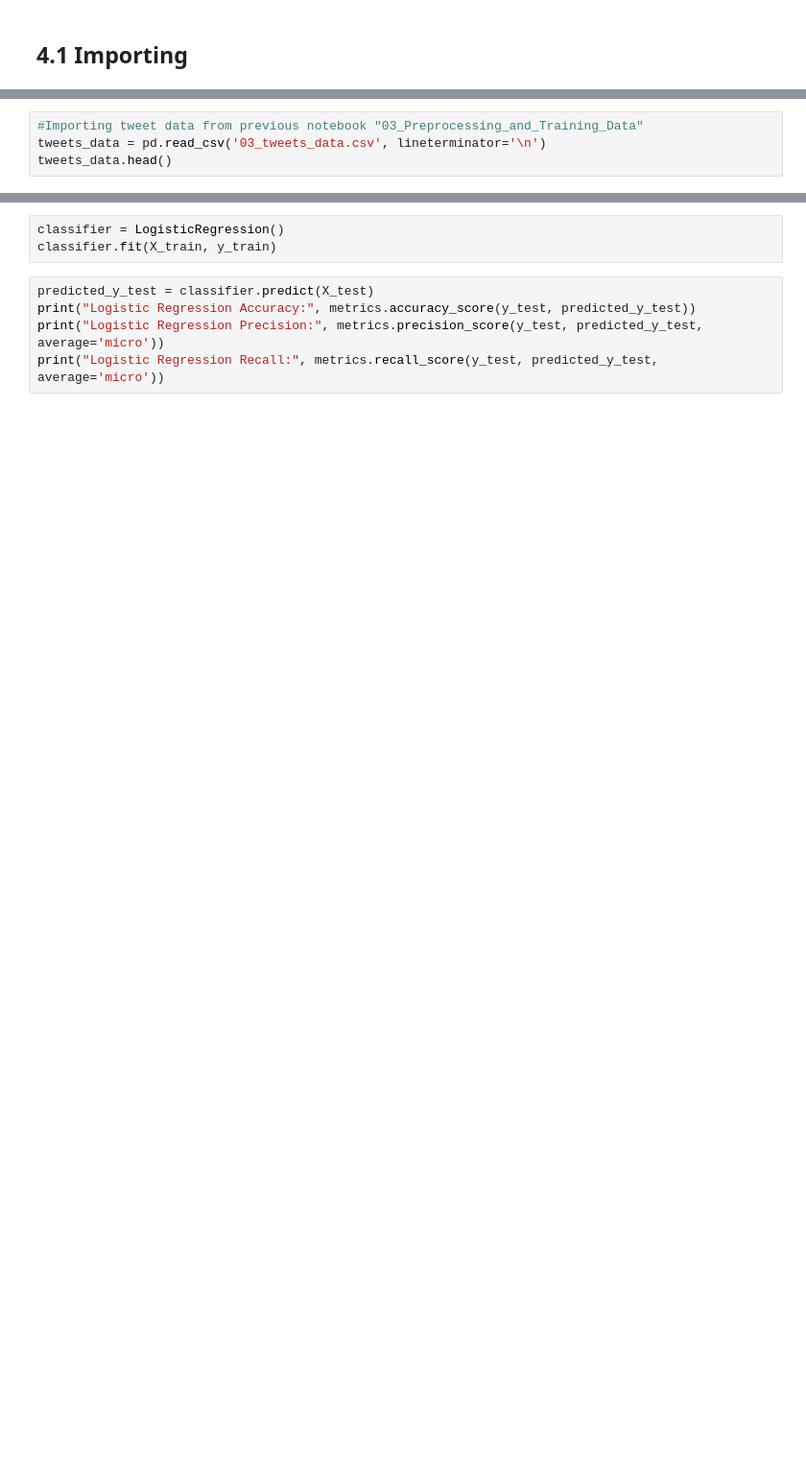
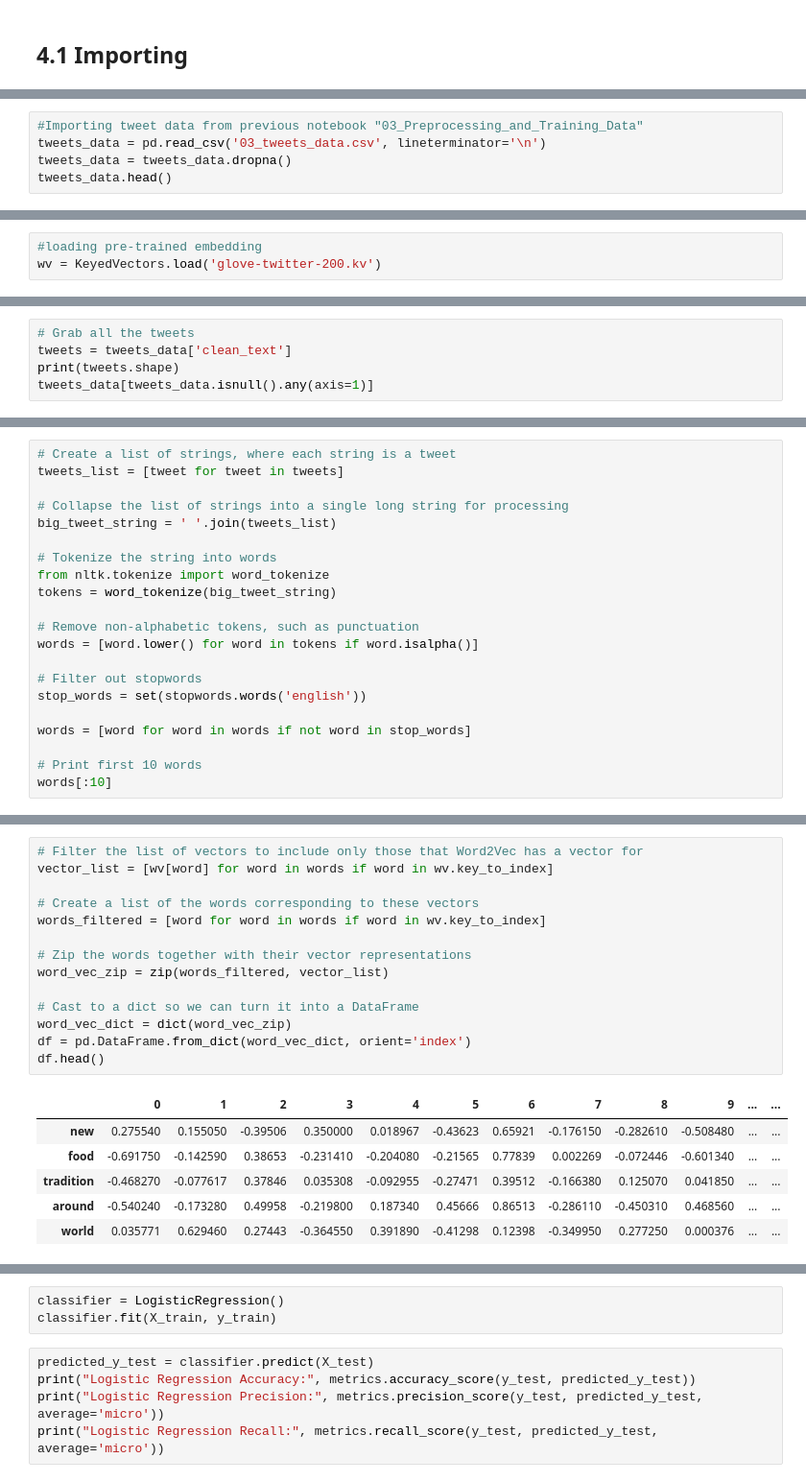
Before and after one commit to parisvu07/Springboard, a Jupyter notebook: Capstone_2_Twitter_Sentiment_Analysis/04_Modeling.ipynb, the cells around one changed output, grey strips where cells are left out. Shown at 96% size. Cells and saved outputs as stored; diff of their text form; blank space fills up the shorter version.

```diff
--- a/Capstone_2_Twitter_Sentiment_Analysis/04_Modeling.ipynb
+++ b/Capstone_2_Twitter_Sentiment_Analysis/04_Modeling.ipynb
@@ -54,5 +67,6 @@ stock_data.head()
 # %%
 #Importing tweet data from previous notebook "03_Preprocessing_and_Training_Data"
 tweets_data = pd.read_csv('03_tweets_data.csv', lineterminator='\n')
+tweets_data = tweets_data.dropna()
 tweets_data.head()
 # %% [output]
@@ -78,0 +210,3 @@ merged_dataframes.head()
+# %%
+#loading pre-trained embedding
+wv = KeyedVectors.load('glove-twitter-200.kv')
@@ -78,0 +225,5 @@ merged_dataframes.head()
+# %%
+# Grab all the tweets
+tweets = tweets_data['clean_text']
+print(tweets.shape)
+tweets_data[tweets_data.isnull().any(axis=1)]
@@ -78,0 +234,21 @@ merged_dataframes.head()
+# %%
+# Create a list of strings, where each string is a tweet
+tweets_list = [tweet for tweet in tweets]
+
+# Collapse the list of strings into a single long string for processing
+big_tweet_string = ' '.join(tweets_list)
+
+# Tokenize the string into words
+from nltk.tokenize import word_tokenize
+tokens = word_tokenize(big_tweet_string)
+
+# Remove non-alphabetic tokens, such as punctuation
+words = [word.lower() for word in tokens if word.isalpha()]
+
+# Filter out stopwords
+stop_words = set(stopwords.words('english'))
+
+words = [word for word in words if not word in stop_words]
+
+# Print first 10 words
+words[:10]
@@ -78,0 +266,21 @@ merged_dataframes.head()
+# %%
+# Filter the list of vectors to include only those that Word2Vec has a vector for
+vector_list = [wv[word] for word in words if word in wv.key_to_index]
+
+# Create a list of the words corresponding to these vectors
+words_filtered = [word for word in words if word in wv.key_to_index]
+
+# Zip the words together with their vector representations
+word_vec_zip = zip(words_filtered, vector_list)
+
+# Cast to a dict so we can turn it into a DataFrame
+word_vec_dict = dict(word_vec_zip)
+df = pd.DataFrame.from_dict(word_vec_dict, orient='index')
+df.head()
+# %% [output]
+|  | 0 | 1 | 2 | 3 | 4 | 5 | 6 | 7 | 8 | 9 | ... | ... |
+| new | 0.275540 | 0.155050 | -0.39506 | 0.350000 | 0.018967 | -0.43623 | 0.65921 | -0.176150 | -0.282610 | -0.508480 | ... | ... |
+| food | -0.691750 | -0.142590 | 0.38653 | -0.231410 | -0.204080 | -0.21565 | 0.77839 | 0.002269 | -0.072446 | -0.601340 | ... | ... |
+| tradition | -0.468270 | -0.077617 | 0.37846 | 0.035308 | -0.092955 | -0.27471 | 0.39512 | -0.166380 | 0.125070 | 0.041850 | ... | ... |
+| around | -0.540240 | -0.173280 | 0.49958 | -0.219800 | 0.187340 | 0.45666 | 0.86513 | -0.286110 | -0.450310 | 0.468560 | ... | ... |
+| world | 0.035771 | 0.629460 | 0.27443 | -0.364550 | 0.391890 | -0.41298 | 0.12398 | -0.349950 | 0.277250 | 0.000376 | ... | ... |
```
Also changed, not shown: parts of 28 cells of this notebook, 1 other file.
